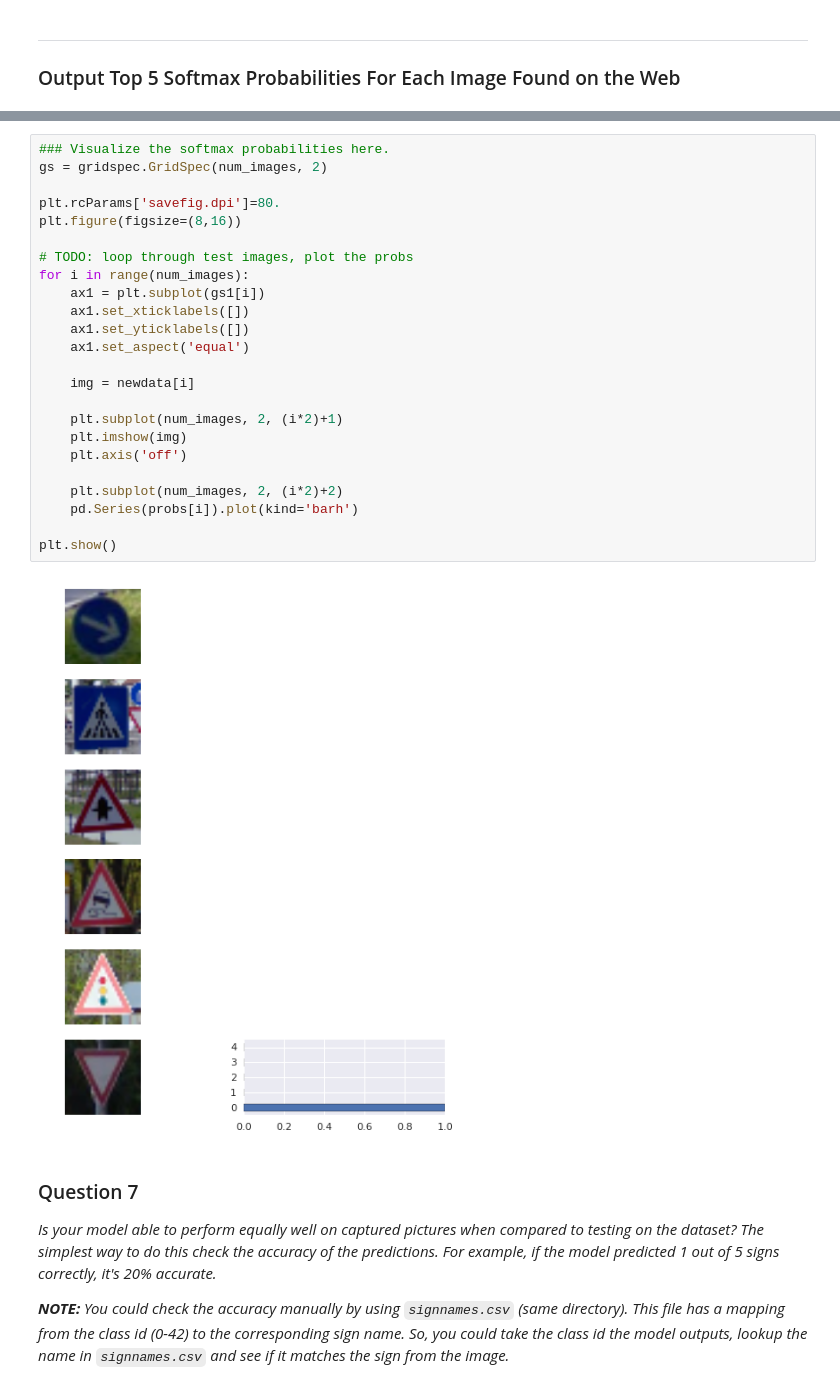
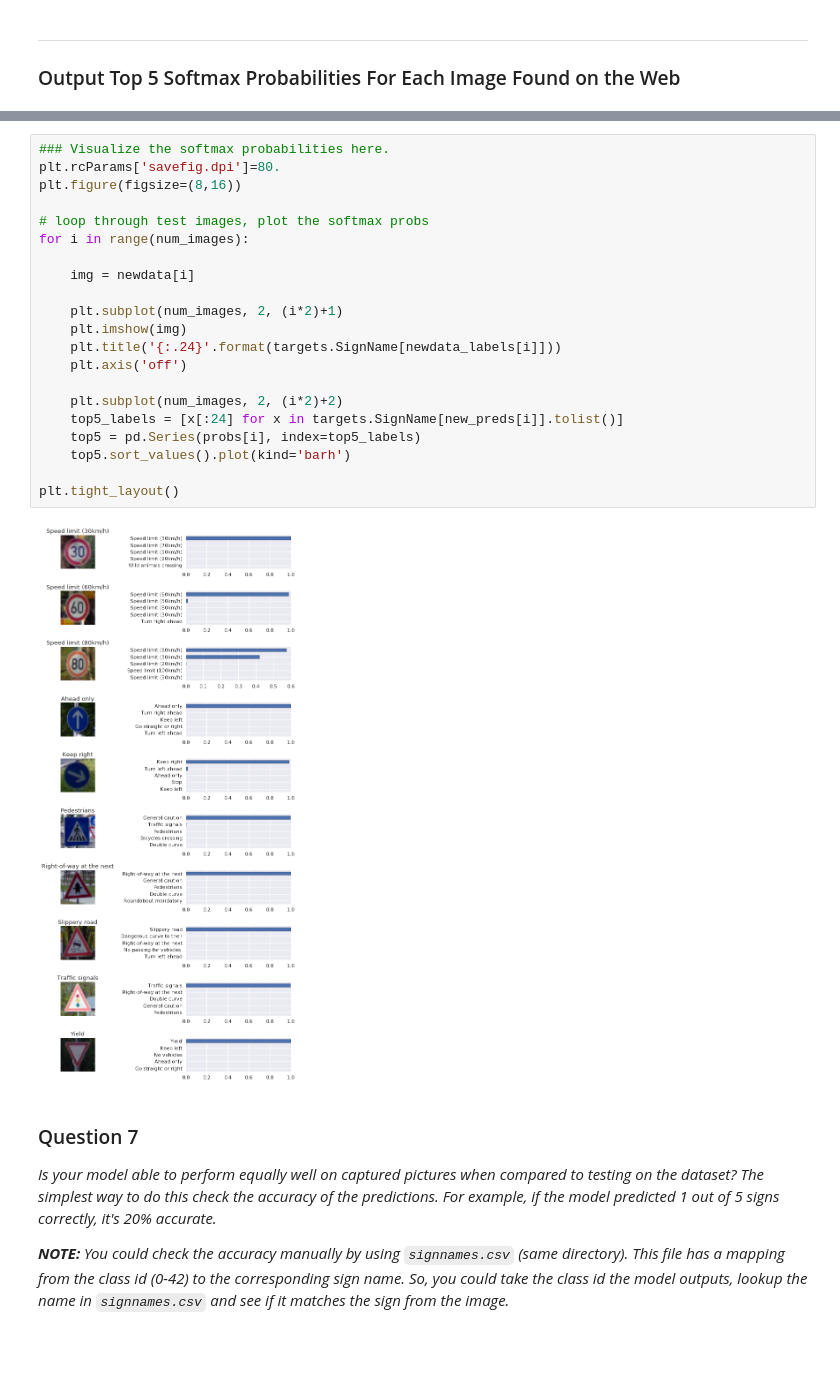
Before and after one commit to kcbighuge/CarND-Traffic-Sign-Classifier-Project-P2, a Jupyter notebook: Traffic_Sign_Classifier_v1.ipynb, the cells around one changed output, grey strips where cells are left out. Cells and saved outputs as stored; diff of their text form; blank space fills up the shorter version.

Commit message:
plot softmax probe of new images

```diff
--- a/Traffic_Sign_Classifier_v1.ipynb
+++ b/Traffic_Sign_Classifier_v1.ipynb
@@ -951,30 +940,27 @@ pd.DataFrame(probs.round(8)*100)
 | 9 | 100.000000 | 0.000000 | 0.000000 | 0.000000 | 0.000000 |
 # %%
 ### Visualize the softmax probabilities here.
-gs = gridspec.GridSpec(num_images, 2)
-
 plt.rcParams['savefig.dpi']=80.
 plt.figure(figsize=(8,16))
 
-# TODO: loop through test images, plot the probs
+# loop through test images, plot the softmax probs
 for i in range(num_images):
-    ax1 = plt.subplot(gs1[i])
-    ax1.set_xticklabels([])
-    ax1.set_yticklabels([])
-    ax1.set_aspect('equal')
 
     img = newdata[i]
 
     plt.subplot(num_images, 2, (i*2)+1)
     plt.imshow(img)
+    plt.title('{:.24}'.format(targets.SignName[newdata_labels[i]]))
     plt.axis('off')
 
     plt.subplot(num_images, 2, (i*2)+2)
-    pd.Series(probs[i]).plot(kind='barh')
+    top5_labels = [x[:24] for x in targets.SignName[new_preds[i]].tolist()]
+    top5 = pd.Series(probs[i], index=top5_labels)
+    top5.sort_values().plot(kind='barh')
 
-plt.show()
+plt.tight_layout()
 # %% [output]
-[figure, old version]
+[figure, new version]
 # %% [markdown]
 ### Question 7
 
```
Also changed, not shown: parts of 2 cells of this notebook.
